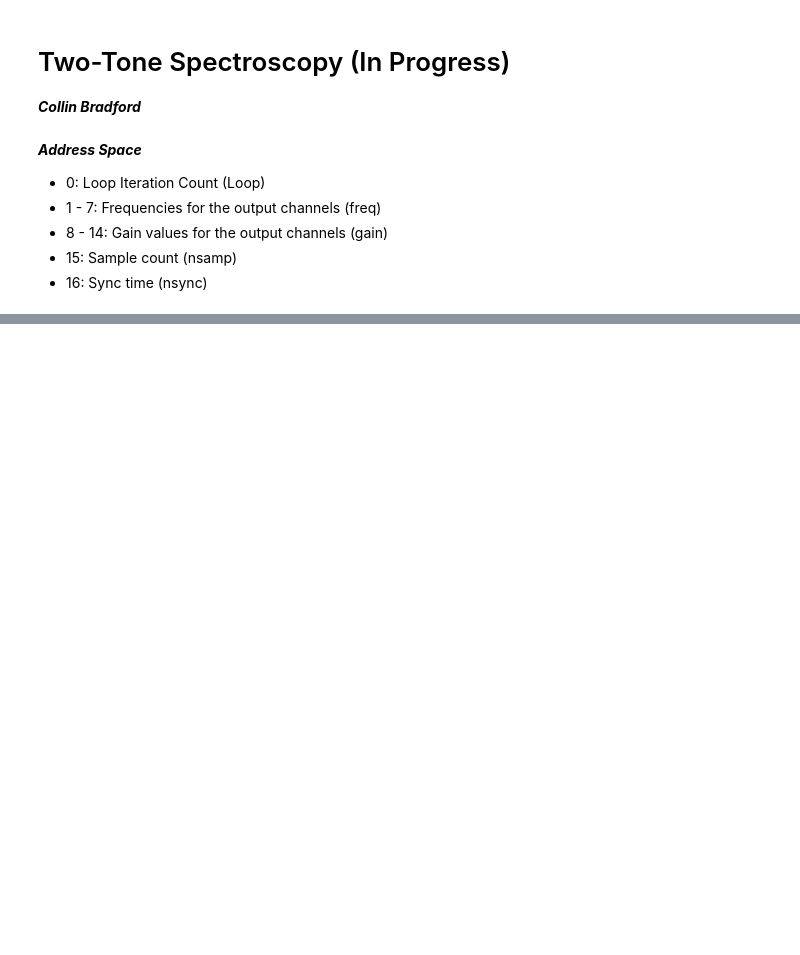
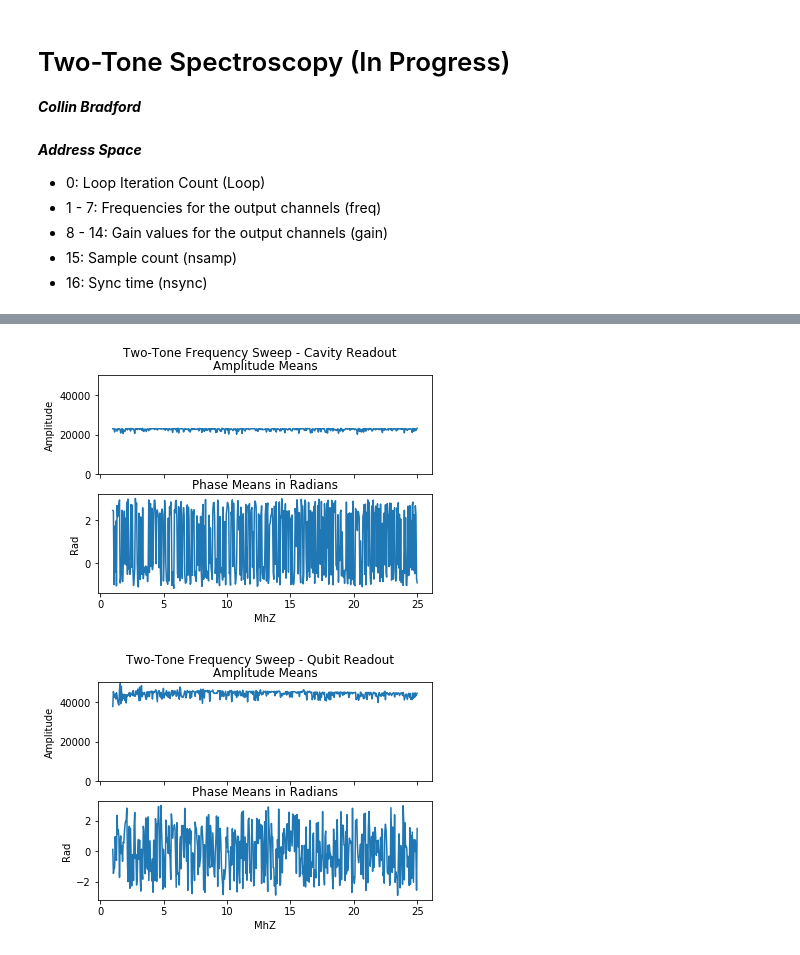
Before and after one commit to openquantumhardware/qick, a Jupyter notebook: pynq/two-tone-spectroscopy.ipynb, the cells around one changed output, grey strips where cells are left out. Cells and saved outputs as stored; diff of their text form; code cells hidden in the pictures; blank space fills up the shorter version.

```diff
--- a/pynq/two-tone-spectroscopy.ipynb
+++ b/pynq/two-tone-spectroscopy.ipynb
@@ -184,0 +233,76 @@ def getAvgSamples (freq=150, gain=30000, nsamp=200, loop=50, outputType="product
+# %%
+#Two-Tone Spectroscopy
+
+qFreqStart = 1 #MHz
+qFreqStop = 25 #MHz
+nFreqs = 500
+cavFreq = 2 #MHz
+qGain= 20000
+cavGain = 30000
+
+cavChannelOut = 7
+qChannelOut = 6
+cavChannelIn = 0
+qChannelIn = 1
+
+freqs = np.linspace(qFreqStart, qFreqStop, nFreqs)
+cavAmpMeans = np.zeros(len(freqs))
+cavAmpStds = np.zeros(len(freqs))
+cavPhaseMeans = np.zeros(len(freqs))
+cavPhaseStds = np.zeros(len(freqs))
+qAmpMeans = np.zeros(len(freqs))
+qAmpStds = np.zeros(len(freqs))
+qPhaseMeans = np.zeros(len(freqs))
+qPhaseStds = np.zeros(len(freqs))
+
+for i, f in enumerate(freqs):
+    decCavity,decQubit,acCavity,acQubit = twoToneSpec(outputChCavity=cavChannelOut,
+                                                      outputChQubit=qChannelOut,
+                                                      inputChCavity=cavChannelIn,
+                                                      inputChQubit=qChannelIn,
+                                                      freqCavity=cavFreq,
+                                                      freqQubit=f,)
+    cavAmps = np.abs(acCavity[0] + 1j * acCavity[1])
+    cavPhases = np.angle(acCavity[0] + 1j * acCavity[1])
+    cavAmpMeans[i] = cavAmps[2:].mean()
+    cavAmpStds[i] = cavAmps[2:].std()
+    cavPhaseMeans[i] = cavPhases[2:].mean()
+    cavPhaseStds[i] = cavPhases[2:].std()
+
+    qAmps = np.abs(acQubit[0] + 1j * acQubit[1])
+    qPhases = np.angle(acQubit[0] + 1j * acQubit[1])
+    qAmpMeans[i] = qAmps[2:].mean()
+    qAmpStds[i] = qAmps[2:].std()
+    qPhaseMeans[i] = qPhases[2:].mean()
+    qPhaseStds[i] = qPhases[2:].std()
+
+fig,ax = plt.subplots(2,1,sharex=True)
+fig.suptitle("Two-Tone Frequency Sweep - Cavity Readout")
+ax[0].set_title("Amplitude Means")
+#ax[0].errorbar(freqs, ampMeans, yerr=ampStds)
+ax[0].plot(freqs, cavAmpMeans)
+ax[0].set_ylabel("Amplitude")
+ax[0].set_ylim(0,50000)
+#ax[1].errorbar(freqs, phaseMeans, yerr=phaseStds)
+ax[1].set_title("Phase Means in Radians")
+ax[1].plot(freqs, cavPhaseMeans)
+ax[1].set_ylabel("Rad")
+plt.xlabel("MhZ")
+plt.show()
+
+fig,ax = plt.subplots(2,1,sharex=True)
+fig.suptitle("Two-Tone Frequency Sweep - Qubit Readout")
+ax[0].set_title("Amplitude Means")
+#ax[0].errorbar(freqs, ampMeans, yerr=ampStds)
+ax[0].plot(freqs, qAmpMeans)
+ax[0].set_ylabel("Amplitude")
+ax[0].set_ylim(0,50000)
+#ax[1].errorbar(freqs, phaseMeans, yerr=phaseStds)
+ax[1].set_title("Phase Means in Radians")
+ax[1].plot(freqs, qPhaseMeans)
+ax[1].set_ylabel("Rad")
+plt.xlabel("MhZ")
+plt.show()
+# %% [output]
+[figure, added]
+[figure, added]
```
Also changed, not shown: parts of 4 cells of this notebook, 1 other file.
